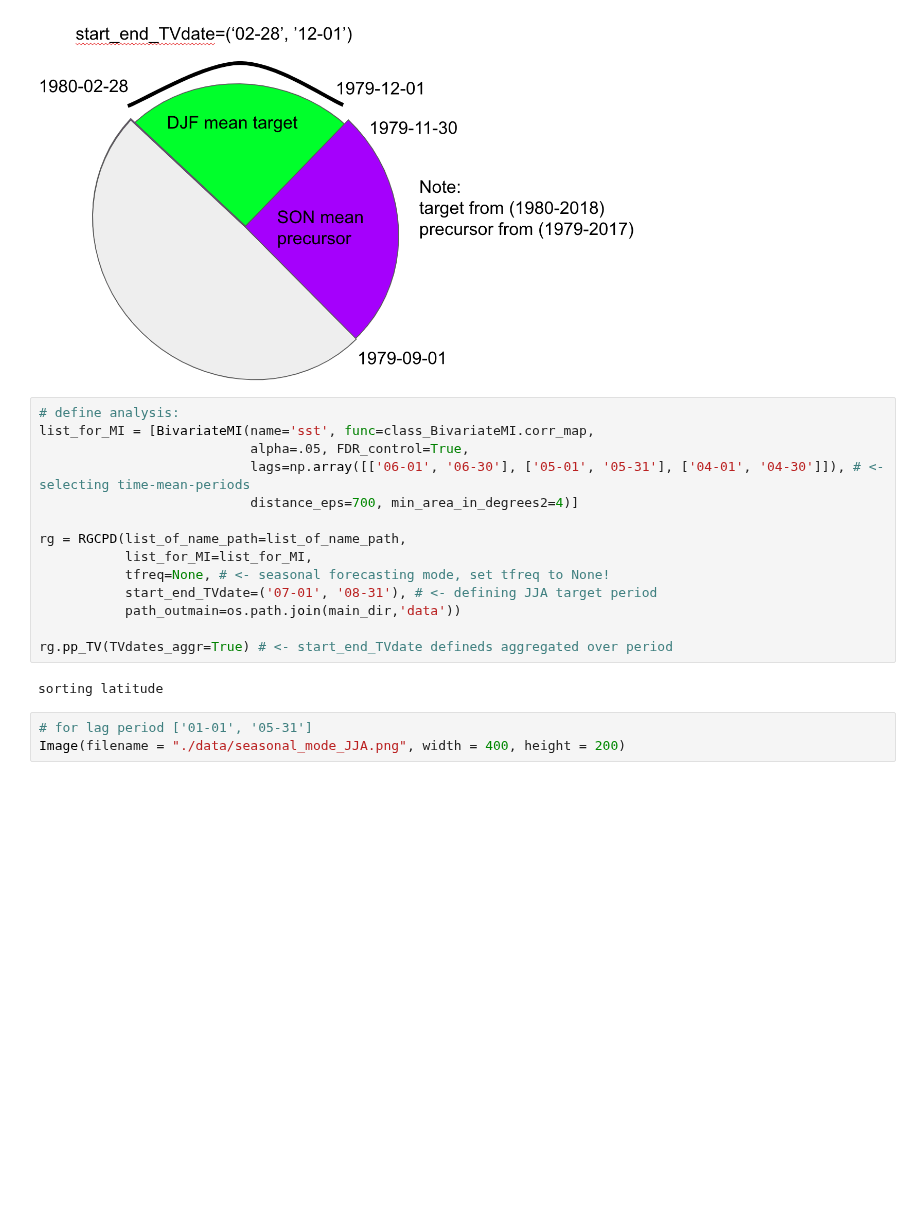
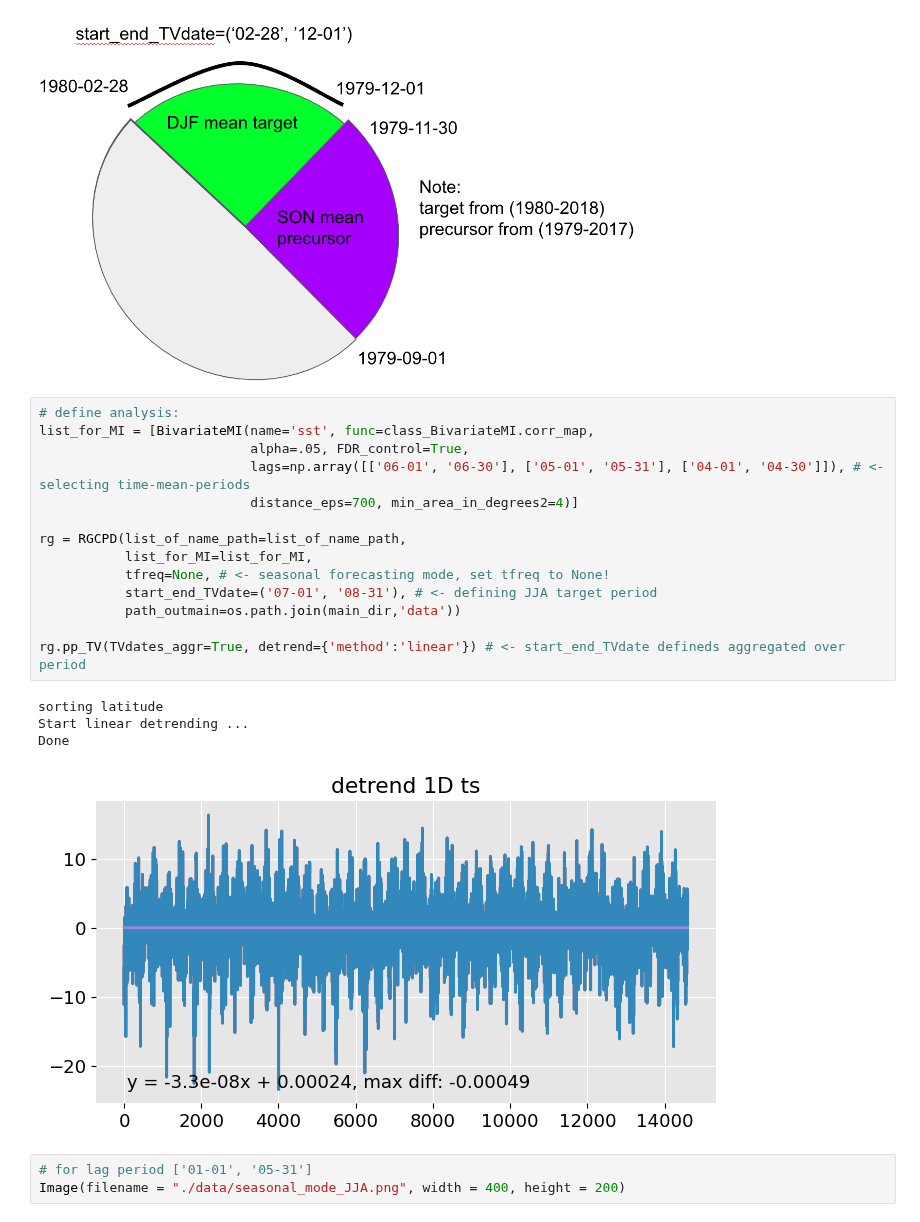
Before and after one commit to semvijverberg/RGCPD, a Jupyter notebook: seasonal_mode.ipynb, the cells around one changed output. Drawn from its saved outputs; the diff is of its cells as text; blank space fills up the shorter version.

Commit message:
some tweaking to detrending, rerunning scripts

```diff
--- a/seasonal_mode.ipynb
+++ b/seasonal_mode.ipynb
@@ -47,19 +47,22 @@ Image(filename = "./data/seasonal_mode_DJF.png", width = 600, height = 300)
 # %%
 # define analysis:
 list_for_MI = [BivariateMI(name='sst', func=class_BivariateMI.corr_map,
                            alpha=.05, FDR_control=True,
                            lags=np.array([['06-01', '06-30'], ['05-01', '05-31'], ['04-01', '04-30']]), # <- selecting time-mean-periods
                            distance_eps=700, min_area_in_degrees2=4)]
 
 rg = RGCPD(list_of_name_path=list_of_name_path,
            list_for_MI=list_for_MI,
            tfreq=None, # <- seasonal forecasting mode, set tfreq to None!
            start_end_TVdate=('07-01', '08-31'), # <- defining JJA target period
            path_outmain=os.path.join(main_dir,'data'))
 
-rg.pp_TV(TVdates_aggr=True) # <- start_end_TVdate defineds aggregated over period
+rg.pp_TV(TVdates_aggr=True, detrend={'method':'linear'}) # <- start_end_TVdate defineds aggregated over period
 # %% [output]
 sorting latitude
+Start linear detrending ...
+Done
+[figure, added]
 # %%
 # for lag period ['01-01', '05-31']
 Image(filename = "./data/seasonal_mode_JJA.png", width = 400, height = 200)
```
Also changed, not shown: 3 other files.
